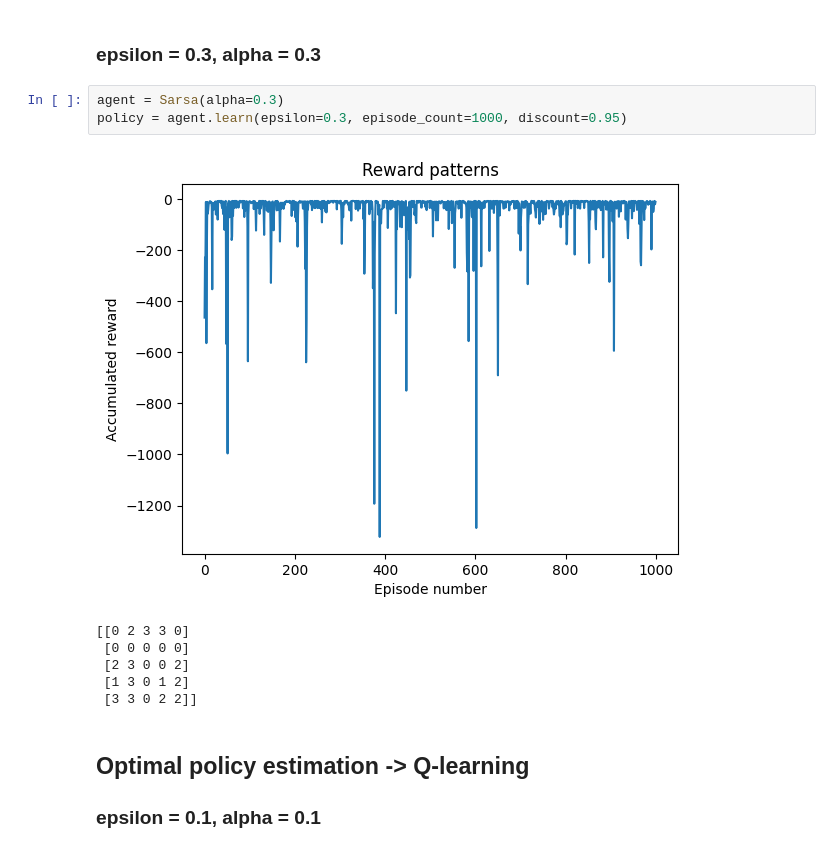
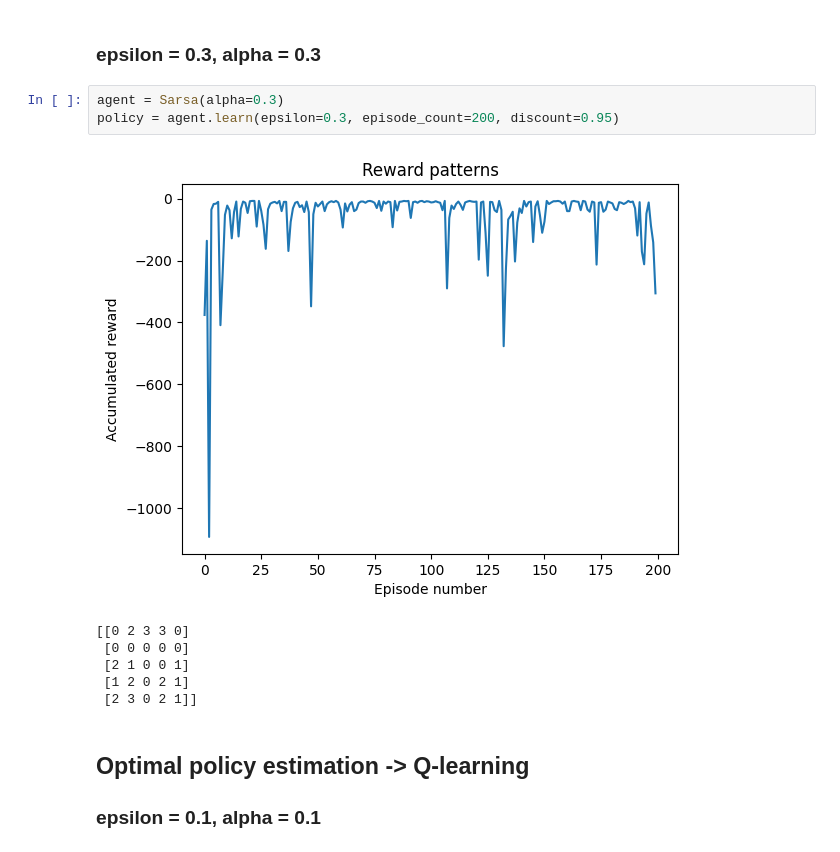
Before and after one commit to P-A-D/RL_Assignment_3, a Jupyter notebook: Runs1.ipynb, the cells around one changed output. Cells and saved outputs as stored; diff of their text form.

```diff
--- a/Runs1.ipynb
+++ b/Runs1.ipynb
@@ -80,14 +80,14 @@ policy = agent.learn(epsilon=0.2, episode_count=1000, discount=0.95)
 ### epsilon = 0.3,  alpha = 0.3
 # %%
 agent = Sarsa(alpha=0.3)
-policy = agent.learn(epsilon=0.3, episode_count=1000, discount=0.95)
+policy = agent.learn(epsilon=0.3, episode_count=200, discount=0.95)
 # %% [output]
-[figure, old version]
+[figure, new version]
 [[0 2 3 3 0]
  [0 0 0 0 0]
- [2 3 0 0 2]
- [1 3 0 1 2]
- [3 3 0 2 2]]
+ [2 1 0 0 1]
+ [1 2 0 2 1]
+ [2 3 0 2 1]]
 # %% [markdown]
 ## Optimal policy estimation -> Q-learning
 ### epsilon = 0.1,  alpha = 0.1
```
Also changed, not shown: parts of 13 cells of this notebook, 1 other file.
